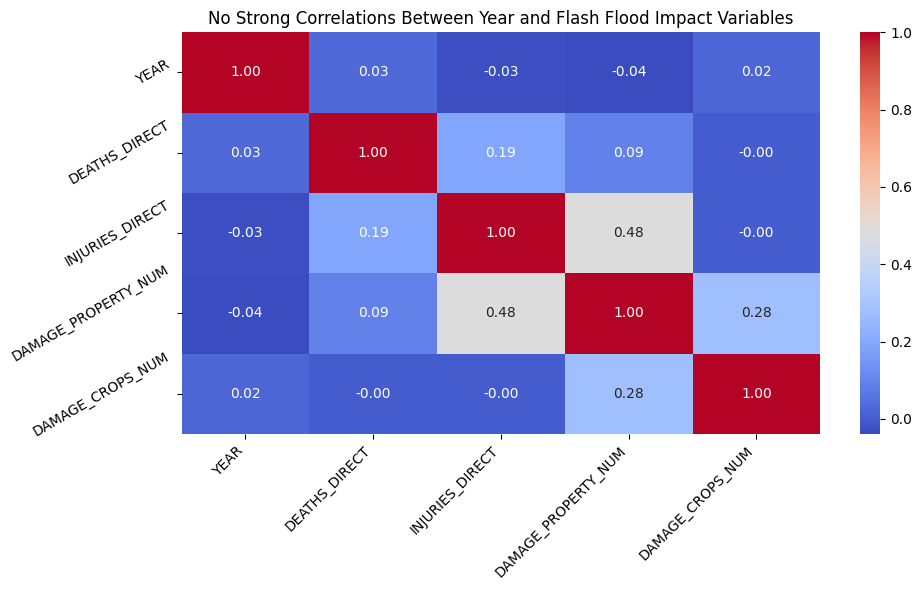
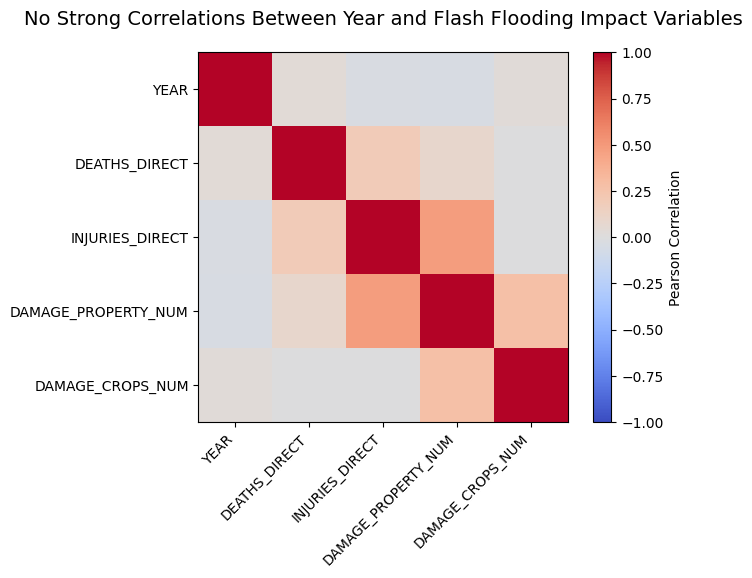
The notebook cell's code change between the first figure and the second:
--- before
+++ after
@@ -10,17 +10,11 @@
 corr_matrix = df[cols].corr()
 
-plt.figure(figsize=(10, 6))
+im = plt.imshow(corr_matrix, vmin=-1, vmax=1, cmap="coolwarm")
+plt.colorbar(im, label="Pearson Correlation")
 
-sns.heatmap(
-    corr_matrix,
-    annot=True,
-    cmap="coolwarm",
-    fmt=".2f"
-)
+plt.title("No Strong Correlations Between Year and Flash Flooding Impact Variables", fontsize=14, pad=20, ha="center")
 
-plt.title("No Strong Correlations Between Year and Flash Flood Impact Variables")
-plt.xticks(rotation=45, ha="right")
-plt.yticks(rotation=30, va="center")
+plt.xticks(range(len(corr_matrix.columns)), corr_matrix.columns, rotation=45, ha="right")
+plt.yticks(range(len(corr_matrix.columns)), corr_matrix.columns)
 
-plt.tight_layout()
 plt.show()

Commit: Edited code for heatmap that shows correlations between year and flash flooding impact variables